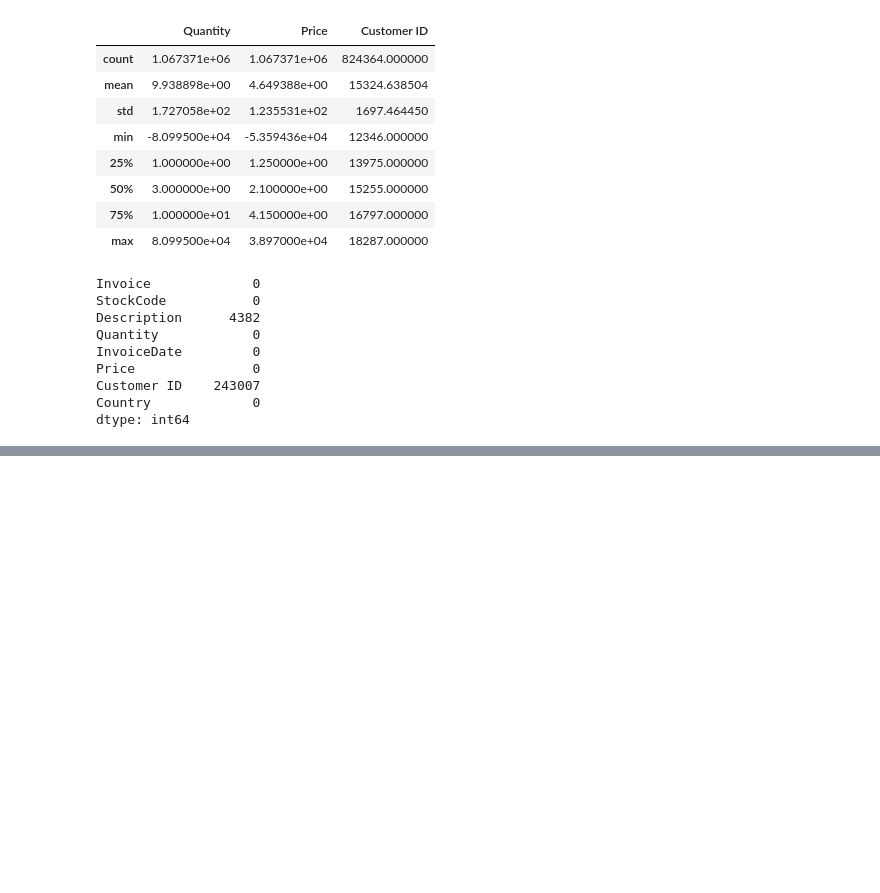
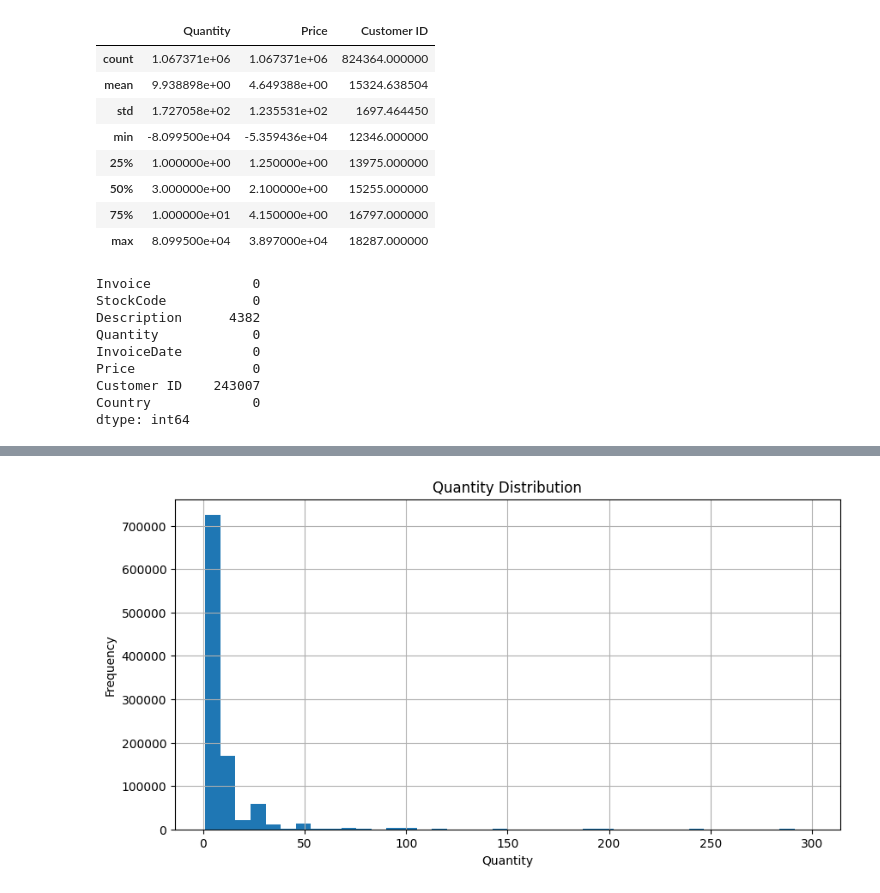
Before and after one commit to AranyakD/RetailPulse, a Jupyter notebook: notebooks/01_data_exploration.ipynb, the cells around one changed output, grey strips where cells are left out. Saved outputs shown, nothing was run; the diff lists cells and outputs as text; code cells hidden in the pictures; blank space fills up the shorter version.

```diff
--- a/notebooks/01_data_exploration.ipynb
+++ b/notebooks/01_data_exploration.ipynb
@@ -57,0 +98,2 @@ dtype: int64
+# %%
+df["InvoiceDate"] = pd.to_datetime(df["InvoiceDate"])
@@ -57,0 +133,5 @@ dtype: int64
+# %%
+df["Quantity"] = pd.to_numeric(df["Quantity"], errors="coerce")
+df["Price"] = pd.to_numeric(df["Price"], errors="coerce")
+# %%
+df["TotalPrice"] = df["Quantity"] * df["Price"]
@@ -57,0 +150,9 @@ dtype: int64
+# %%
+plt.figure(figsize=(10,5))
+df[(df["Quantity"] > 0) & (df["Quantity"] < 300)]["Quantity"].hist(bins=40)
+plt.title("Quantity Distribution")
+plt.xlabel("Quantity")
+plt.ylabel("Frequency")
+plt.show()
+# %% [output]
+[figure, added]
```
Also changed, not shown: parts of 13 cells of this notebook.
